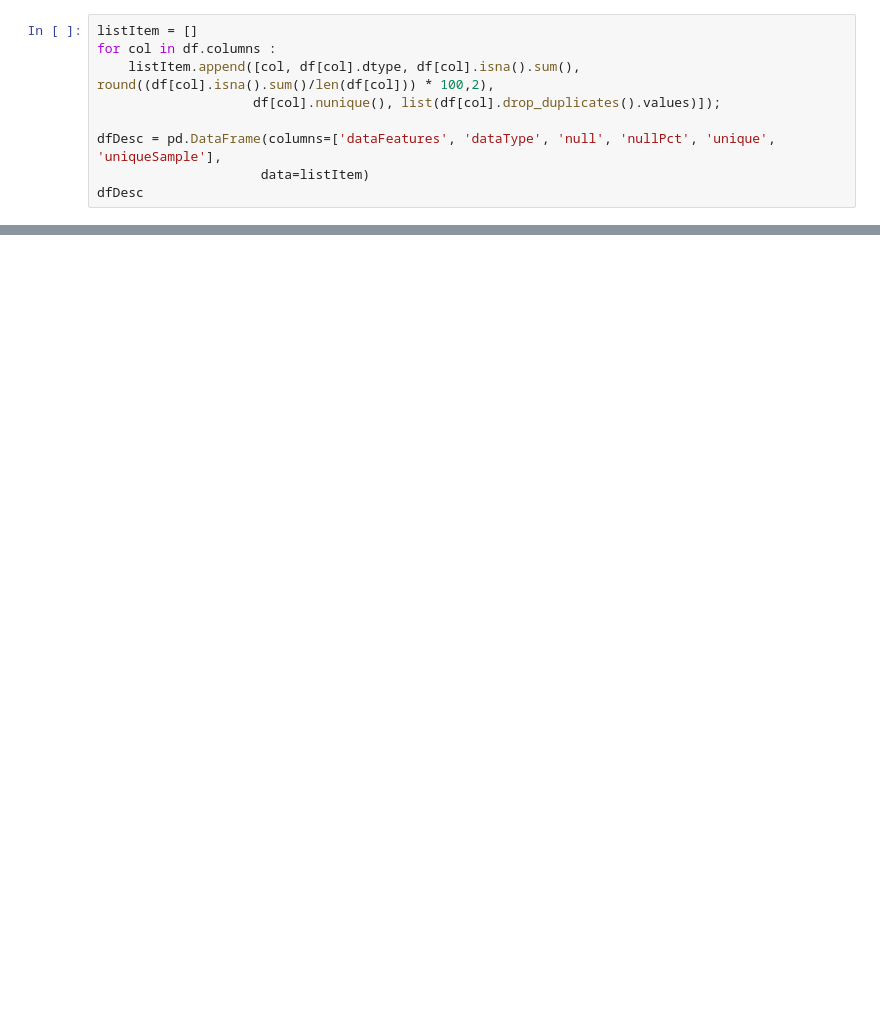
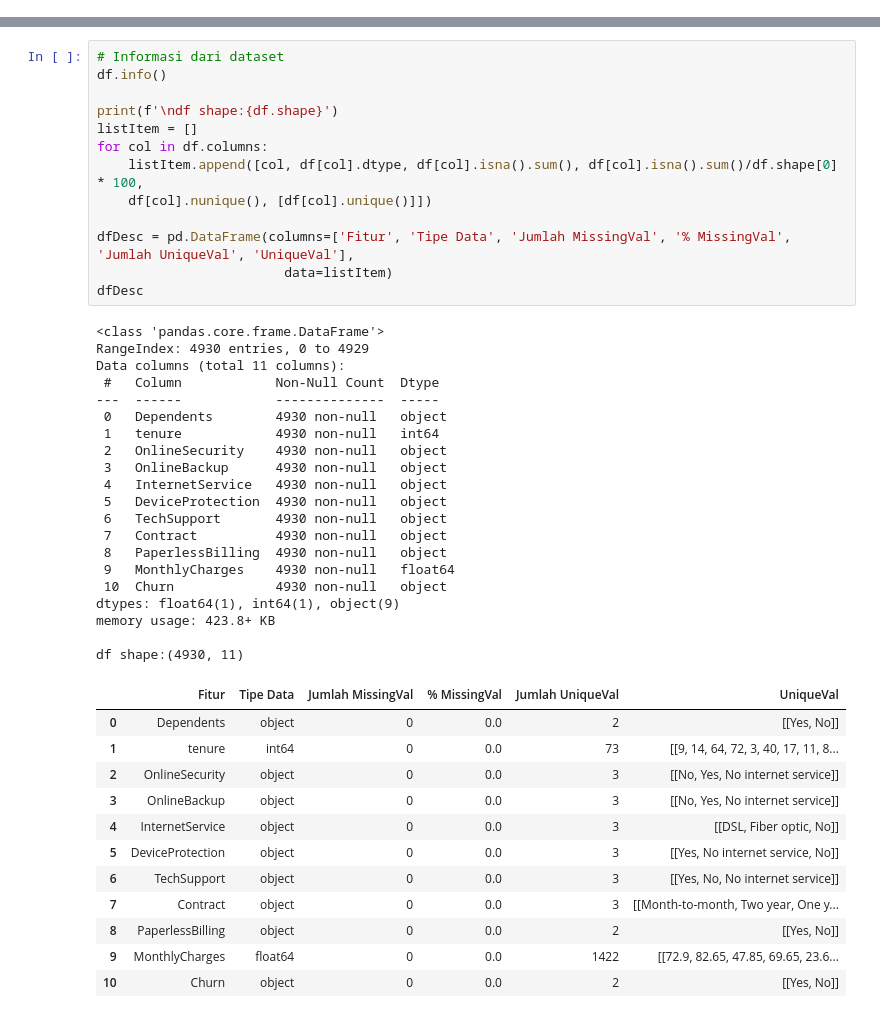
Before and after one commit to sendhiar/capstone-module-3, a Jupyter notebook: [Draft] Capstone Project 3.ipynb, the cells around one changed output, grey strips where cells are left out. Saved outputs shown, nothing was run; the diff lists cells and outputs as text; blank space fills up the shorter version.

```diff
--- a/[Draft] Capstone Project 3.ipynb
+++ b/[Draft] Capstone Project 3.ipynb
@@ -156,9 +0,0 @@ dtype: float64
-# %%
-listItem = []
-for col in df.columns :
-    listItem.append([col, df[col].dtype, df[col].isna().sum(), round((df[col].isna().sum()/len(df[col])) * 100,2),
-                    df[col].nunique(), list(df[col].drop_duplicates().values)]);
-
-dfDesc = pd.DataFrame(columns=['dataFeatures', 'dataType', 'null', 'nullPct', 'unique', 'uniqueSample'],
-                     data=listItem)
-dfDesc
@@ -177,0 +134,46 @@ dfDesc
+# %%
+# Informasi dari dataset
+df.info()
+
+print(f'\ndf shape:{df.shape}')
+listItem = []
+for col in df.columns:
+    listItem.append([col, df[col].dtype, df[col].isna().sum(), df[col].isna().sum()/df.shape[0] * 100,
+    df[col].nunique(), [df[col].unique()]])
+
+dfDesc = pd.DataFrame(columns=['Fitur', 'Tipe Data', 'Jumlah MissingVal', '% MissingVal', 'Jumlah UniqueVal', 'UniqueVal'],
+                        data=listItem)
+dfDesc
+# %% [output]
+<class 'pandas.core.frame.DataFrame'>
+RangeIndex: 4930 entries, 0 to 4929
+Data columns (total 11 columns):
+ #   Column            Non-Null Count  Dtype
+---  ------            --------------  -----
+ 0   Dependents        4930 non-null   object
+ 1   tenure            4930 non-null   int64
+ 2   OnlineSecurity    4930 non-null   object
+ 3   OnlineBackup      4930 non-null   object
+ 4   InternetService   4930 non-null   object
+ 5   DeviceProtection  4930 non-null   object
+ 6   TechSupport       4930 non-null   object
+ 7   Contract          4930 non-null   object
+ 8   PaperlessBilling  4930 non-null   object
+ 9   MonthlyCharges    4930 non-null   float64
+ 10  Churn             4930 non-null   object
+dtypes: float64(1), int64(1), object(9)
+memory usage: 423.8+ KB
+
+df shape:(4930, 11)
+|  | Fitur | Tipe Data | Jumlah MissingVal | % MissingVal | Jumlah UniqueVal | UniqueVal |
+| 0 | Dependents | object | 0 | 0.0 | 2 | [[Yes, No]] |
+| 1 | tenure | int64 | 0 | 0.0 | 73 | [[9, 14, 64, 72, 3, 40, 17, 11, 8... |
+| 2 | OnlineSecurity | object | 0 | 0.0 | 3 | [[No, Yes, No internet service]] |
+| 3 | OnlineBackup | object | 0 | 0.0 | 3 | [[No, Yes, No internet service]] |
+| 4 | InternetService | object | 0 | 0.0 | 3 | [[DSL, Fiber optic, No]] |
+| 5 | DeviceProtection | object | 0 | 0.0 | 3 | [[Yes, No internet service, No]] |
+| 6 | TechSupport | object | 0 | 0.0 | 3 | [[Yes, No, No internet service]] |
+| 7 | Contract | object | 0 | 0.0 | 3 | [[Month-to-month, Two year, One y... |
+| 8 | PaperlessBilling | object | 0 | 0.0 | 2 | [[Yes, No]] |
+| 9 | MonthlyCharges | float64 | 0 | 0.0 | 1422 | [[72.9, 82.65, 47.85, 69.65, 23.6... |
+| 10 | Churn | object | 0 | 0.0 | 2 | [[Yes, No]] |
```
Also changed, not shown: parts of 69 cells of this notebook.
